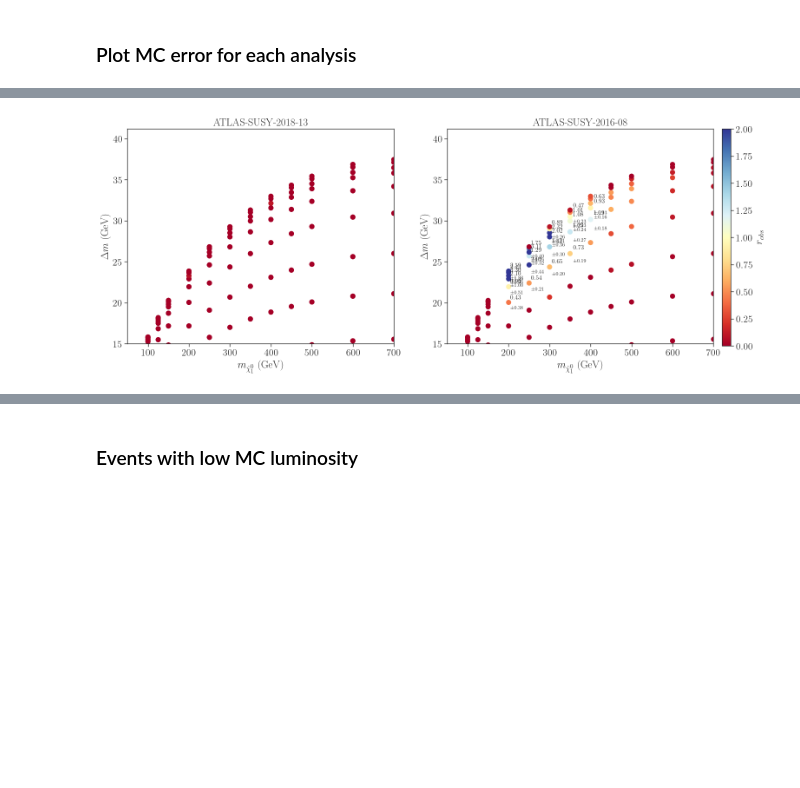
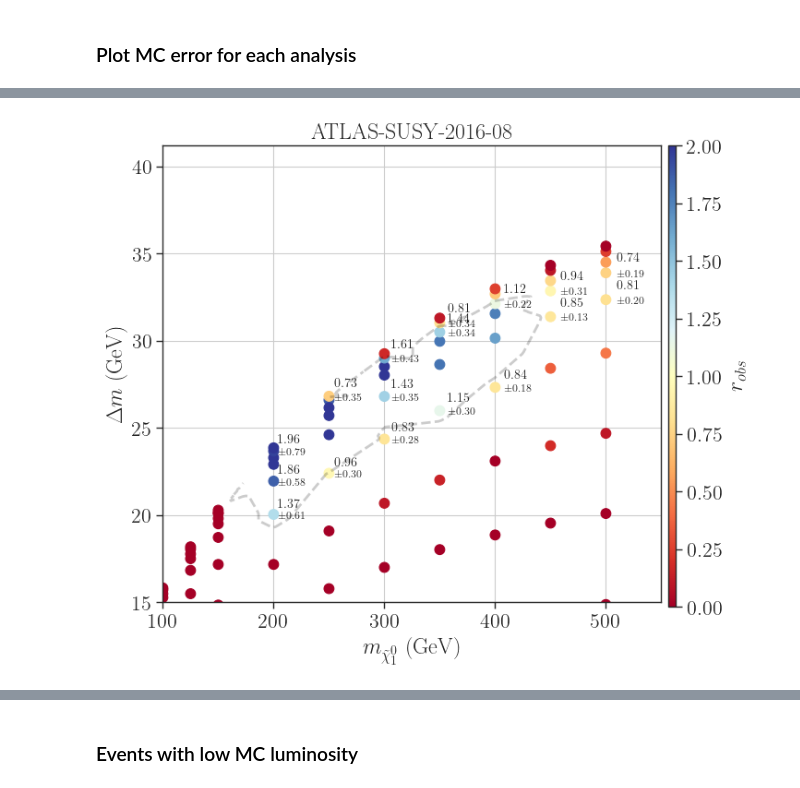
Before and after one commit to andlessa/LLP-CDFO, a Jupyter notebook: plotting/checkMCstats_ATLAS.ipynb, the cells around one changed output, grey strips where cells are left out. Cells and saved outputs as stored; diff of their text form; code cells hidden in the pictures; blank space fills up the shorter version.

Commit message:
Added filled contours

```diff
--- a/plotting/checkMCstats_ATLAS.ipynb
+++ b/plotting/checkMCstats_ATLAS.ipynb
@@ -28,7 +28,8 @@ cm = plt.colormaps['RdYlBu']
 # %% [markdown]
 ### Load Recast Data
 # %%
-files = {'ATLAS-SUSY-2018-13' :'../results_dataFrames/pp2BB1j_2018_13_New.pcl',
+files = {
+        # 'ATLAS-SUSY-2018-13' :'../results_dataFrames/pp2BB1j_2018_13_New.pcl',
          'ATLAS-SUSY-2016-08' :'../results_dataFrames/pp2BB1j_2016_08_New.pcl'}
 
 recastDataDict = {label : pd.read_pickle(f) for label,f in files.items()}
@@ -48,7 +49,9 @@ for label,df in recastDataDict.items():
 # %% [markdown]
 ### Plot luminosity for each sample
 # %%
-fig,axarr = plt.subplots(nrows=1,ncols=len(recastDataDict),figsize=(15,5))
+fig,axarr = plt.subplots(nrows=1,ncols=len(recastDataDict),figsize=(8*len(recastDataDict),5))
+if not isinstance(axarr,np.ndarray):
+    axarr = [axarr]
 
 for iplot,label in enumerate(recastDataDict):
     ax = axarr[iplot]
@@ -59,7 +62,7 @@ for iplot,label in enumerate(recastDataDict):
     xsec = recastData['Total xsec (pb)']
     lumi = mcEvents/(1e3*xsec)
     recastData['Eff lumi'] = lumi
-    p = ax.scatter(x=x,y=y,vmin=0.0,vmax=200.0,
+    p = ax.scatter(x=x,y=y,vmin=0.0,vmax=50.0,
             c=lumi,cmap=cm,s=60)
 
     rValues = recastData['robs']*recastData['kfactor']
@@ -110,7 +118,10 @@ plt.show()
 # %% [markdown]
 ### Plot MC error for each analysis
 # %%
-fig,axarr = plt.subplots(nrows=1,ncols=len(recastDataDict),figsize=(20,5))
+fig,axarr = plt.subplots(nrows=1,ncols=len(recastDataDict),figsize=(8*len(recastDataDict),5))
+if not isinstance(axarr,np.ndarray):
+    axarr = [axarr]
+
 
 for iplot,label in enumerate(recastDataDict):
     ax = axarr[iplot]
@@ -120,14 +131,14 @@ for iplot,label in enumerate(recastDataDict):
     rValues = recastData['robs']
     rValuesErr = recastData['robsErr']
     ratio = rValuesErr/rValues
-    p = ax.scatter(x=x,y=y,vmin=0.0,vmax=2.0,
+    p = ax.scatter(x=x,y=y,vmin=0.0,vmax=1.0,
             c=ratio,cmap=cm,s=60)
 
     ax.set_xlabel(r'$m_{\tilde \chi_1^0}$ (GeV)')
     ax.set_ylabel(r'$\Delta m$ (GeV)')
     ax.set_title('%s' %label)
-    ax.set_xlim(50.0,1.1*x.max())
-    ax.set_ylim(5.0,1.1*y.max())
+    # ax.set_xlim(50.0,1.1*x.max())
+    # ax.set_ylim(5.0,1.1*y.max())
     ax.grid()
 
 
@@ -142,43 +153,52 @@ plt.show()
 # %%
-fig,axarr = plt.subplots(nrows=1,ncols=len(recastDataDict),figsize=(20,5))
+fig,axarr = plt.subplots(nrows=1,ncols=len(recastDataDict),figsize=(8*len(recastDataDict),5))
+if not isinstance(axarr,np.ndarray):
+    axarr = [axarr]
 
-low_stats = []
 for iplot,label in enumerate(recastDataDict):
     ax = axarr[iplot]
     recastData = recastDataDict[label]
     y = recastData[msb]-recastData[mn1]
     x = recastData[mn1]
     tau = recastData['tau_ns']
-    rValues = recastData['robs']
-    rValuesErr = recastData['robsErr']
+    rValues = recastData['robs']*recastData['kfactor']
+    rValuesErr = recastData['robsErr']*recastData['kfactor']
     p = ax.scatter(x=x,y=y,vmin=0.0,vmax=2.0,
             c=rValues,cmap=cm,s=60)
+
+    xnew,ynew,znew = interpolateData(x,y,rValues,nx=300,ny=300)
+    cValues = sorted([1.])
+    # Get contours
+    contours = ax.contour(xnew, ynew, znew, cValues, colors='black',
+                          linestyles=['dashed','solid'],linewidths=2.0,alpha=0.2)
 
     for i,pt in enumerate(x):
         # plt.text(1.05*x[i],1.05*y[i],r'$%1.1e \pm %1.1e$' %(rValues[i],rValuesErr[i]),fontsize=5)
         if not rValues[i]:
             continue
-        if rValues[i]+3*rValuesErr[i] < 1.0:
+        if (rValues[i] < 1.0) and (rValues[i]+1.5*rValuesErr[i] < 1.0):
+            continue
+        if (rValues[i] > 1.0) and (rValues[i]-1.5*rValuesErr[i] > 1.0):
             continue
         # if rValues[i] > 1.5:
             # continue
         ax.text(1.02*x[i],1.02*y[i],r'$%1.2f$' %(rValues[i]),fontsize=10)
-        ax.text(1.02*x[i],0.96*y[i],r'$\pm %1.2f$' %(rValuesErr[i]),fontsize=8)
-        low_stats.append([x[i],x[i]+y[i],tau[i]])
-        ax.grid()
+        ax.text(1.02*x[i],y[i]-0.2,r'$\pm %1.2f$' %(rValuesErr[i]),fontsize=8)
 
+    ax.grid()
+    # ax.set_yscale('log')
     ax.set_xlabel(r'$m_{\tilde \chi_1^0}$ (GeV)')
     ax.set_ylabel(r'$\Delta m$ (GeV)')
     ax.set_title('%s' %label)
-    ax.set_xlim(50.0,700.0)
+    ax.set_xlim(100.0,550.0)
     ax.set_ylim(15.0,1.1*y.max())
 
 
 fig.subplots_adjust(right=0.8,top=1.1)
 cbar_ax = fig.add_axes([0.81, 0.1, 0.01, 1.0])
 # fig.colorbar(r, cax=cbar_ax)
 fig.colorbar(p,label=r'$r_{obs}$',cax=cbar_ax)
 # plt.tight_layout()
 plt.show()
 # %% [output]
-[figure, old version]
+[figure, new version]
```
Also changed, not shown: parts of 14 cells of this notebook, 9 other files.
